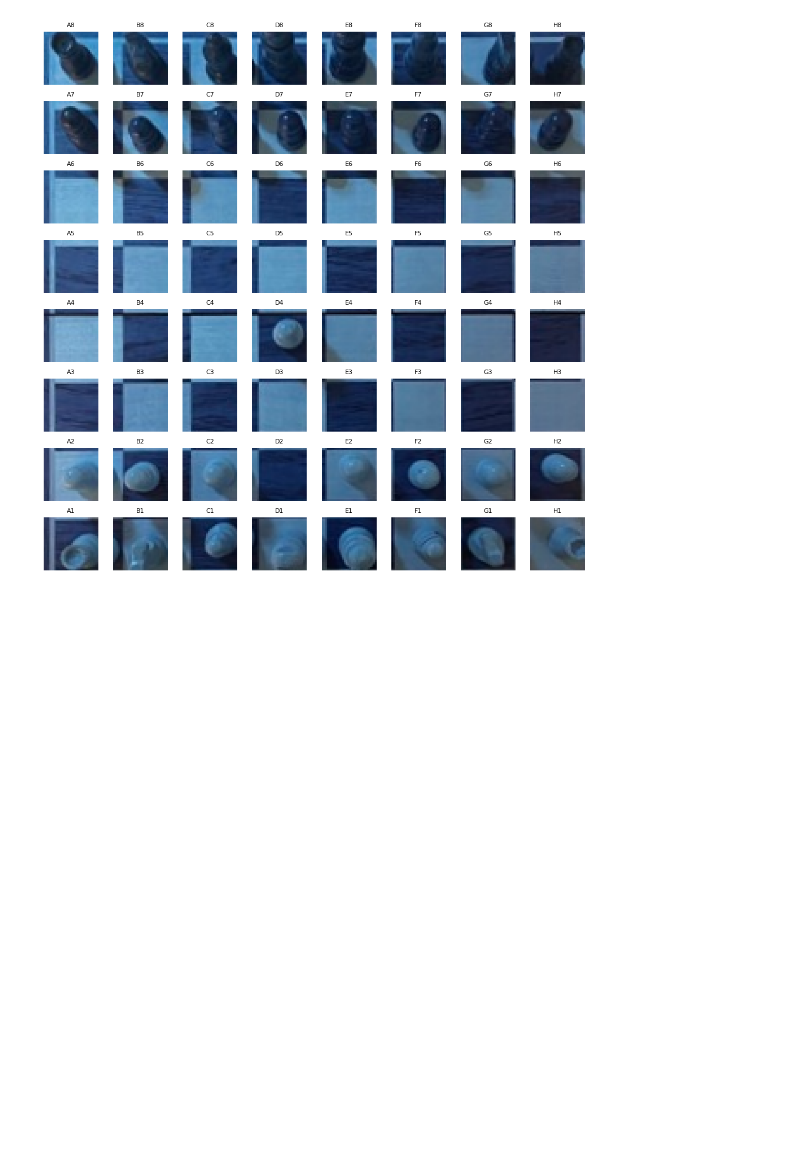
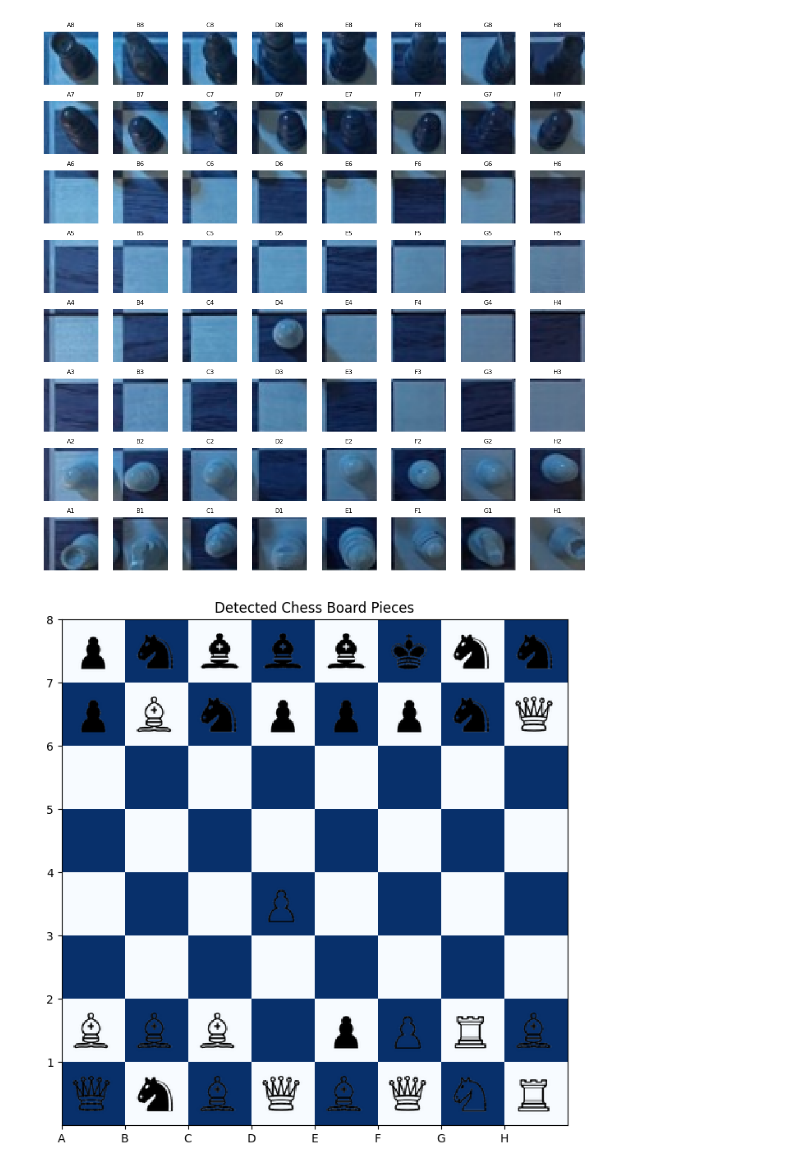
Before and after one commit to louislhotte/chess-computer-vision, a Jupyter notebook: app.ipynb, the cells around one changed output. Drawn from its saved outputs; the diff is of its cells as text; code cells hidden in the pictures; blank space fills up the shorter version.

Commit message:
Chess board piece detection - piece detection 100%, accuracy much lower due to color code i assume. Otherwise we will need to shift to YOLO for better identification of pieces

```diff
--- a/app.ipynb
+++ b/app.ipynb
@@ -189,0 +312,7 @@ show_cells(cells, labels)
+# %%
+asset_folder = "./assets"
+reference_embeddings = load_reference_embeddings(asset_folder)
+classified_labels = classify_board_cells(cells, reference_embeddings)
+visualize_board(classified_labels)
+# %% [output]
+[figure, added]
```
Also changed, not shown: parts of 7 cells of this notebook, 31 other files.
